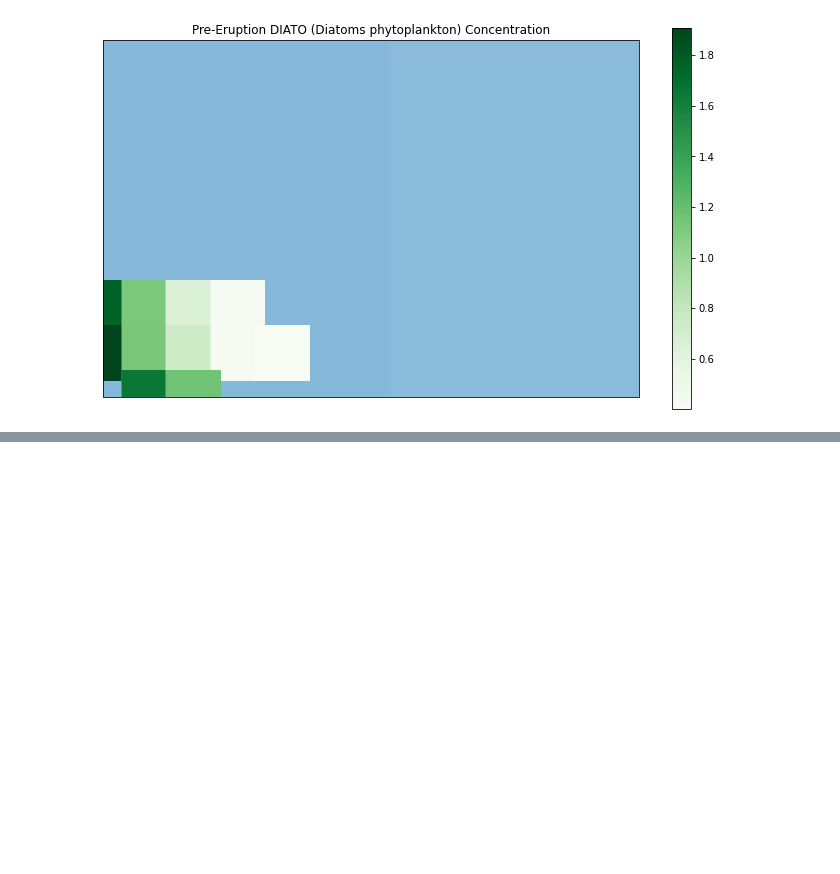
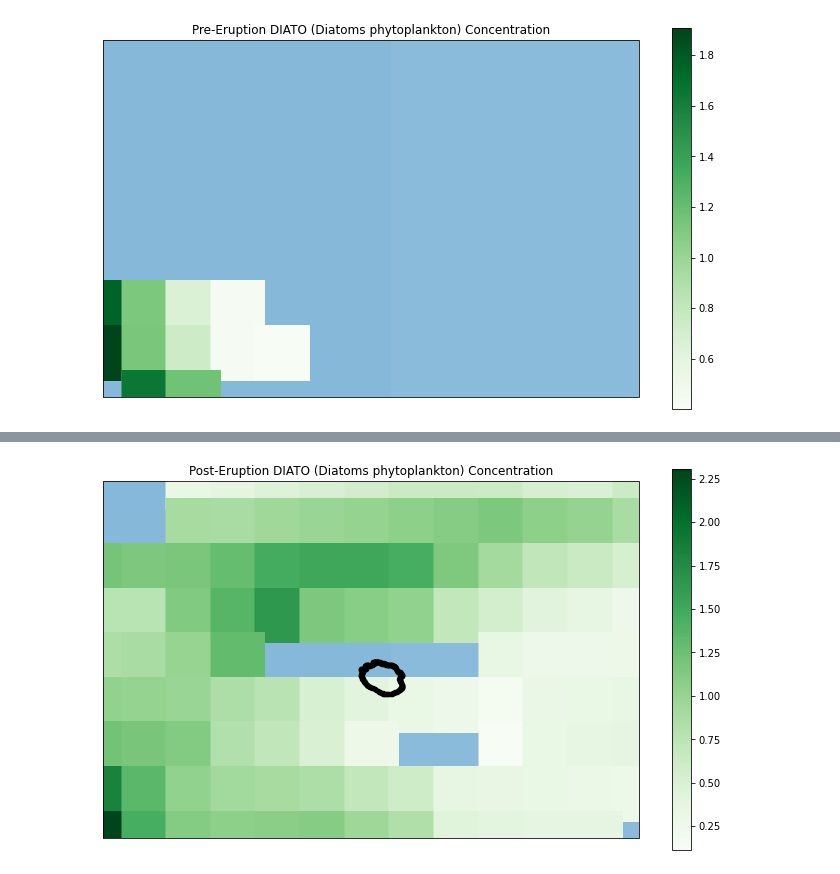
Before and after one commit to ayushanand18/kasatochi-island, a Jupyter notebook: notebooks/findings/diato.ipynb, the cells around one changed output, grey strips where cells are left out. Cells and saved outputs as stored; diff of their text form; code cells hidden in the pictures; blank space fills up the shorter version.

```diff
--- a/notebooks/findings/diato.ipynb
+++ b/notebooks/findings/diato.ipynb
@@ -190,0 +426,4 @@ ax.set_xlim(df['lon'].min(), df['lon'].max())
+# %%
+generate_heatmap('2008-08-18',"Post-Eruption DIATO (Diatoms phytoplankton) Concentration")
+# %% [output]
+[figure, added]
```
Also changed, not shown: parts of 14 cells of this notebook.
